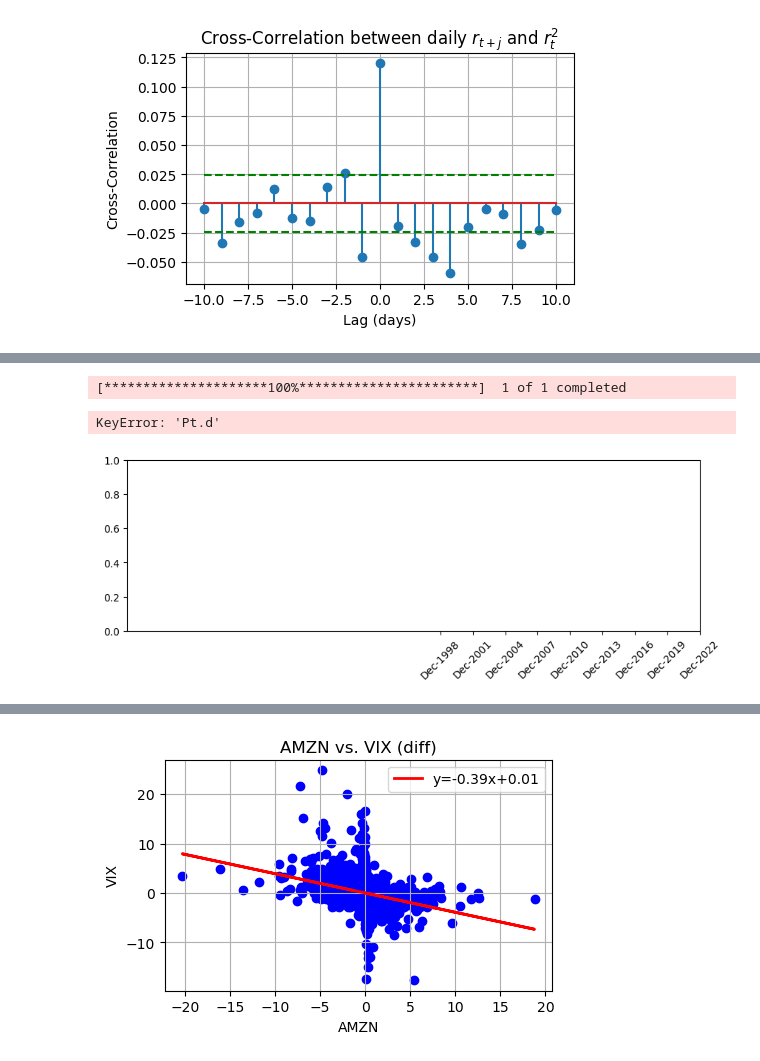
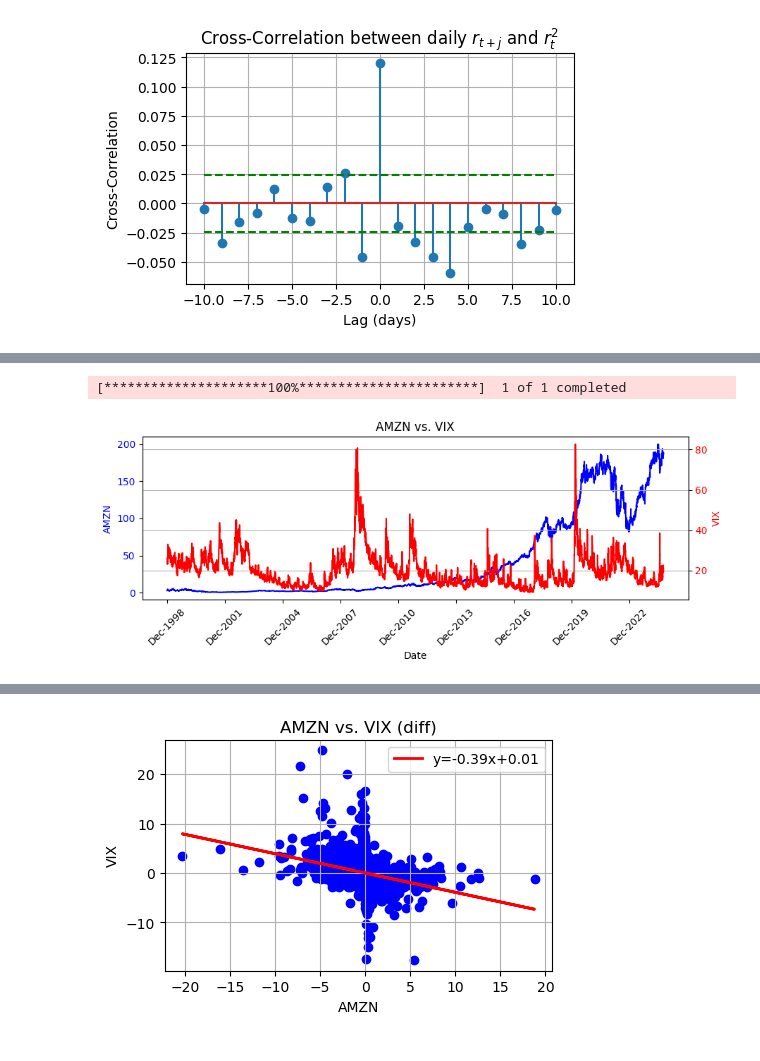
Before and after one commit to cgav1n1/Econometrics_Stylized_Facts, a Jupyter notebook: MidTermAssignmentwith8Facts.ipynb, the cells around one changed output, grey strips where cells are left out. Drawn from its saved outputs; the diff is of its cells as text; code cells hidden in the pictures.

Commit message:
darko orange to red

```diff
--- a/MidTermAssignmentwith8Facts.ipynb
+++ b/MidTermAssignmentwith8Facts.ipynb
@@ -1177,6 +1177,7 @@ VIX = yf.download("^VIX", start=start_date, end=end_date)
 # Extract and Rename the adjusted closing prices
 VIX_d = VIX["Adj Close"]
 VIX_d.name = 'VIX.d'
+Pt_d_all.name = 'Pt.d'
 
 # Mutate the Index into a DatetimeIndex
 VIX_d.index = pd.to_datetime(VIX_d.index)
@@ -1193,36 +1194,35 @@ diff_df.head()
 merged_df = merged_df.dropna()
 # And from the second one
 diff_df = diff_df.dropna()
 
 # Define the figure parameters
 fig, ax1 = plt.subplots(figsize=(10, 3))
 
 # Customizing x-axis labels for December of each year
 date_labels = pd.date_range(start=start_date, end=end_date, freq='3Y')
 formatted_labels = [f'Dec-{date.year}' for date in date_labels]
 # Add label and rotate them
 plt.xticks(date_labels, formatted_labels, rotation=45)
 
 # Work on the first y-axis: S&P
-ax1.plot(merged_df.index, merged_df['Pt.d'], label="AMZN" + ' Prices', color='blue')
+ax1.plot(merged_df.index, merged_df['AMZN'], label="AMZN" + ' Prices', color='blue')
 ax1.set_xlabel('Date')
 ax1.set_ylabel("AMZN", color='blue')
 ax1.tick_params(axis='y', labelcolor='blue')
 
 # Work on the second y-axis: VIX
 ax2 = ax1.twinx()
-ax2.plot(merged_df.index, merged_df['VIX.d'], label='VIX', color='darkorange')
-ax2.set_ylabel('VIX', color='darkorange')
-ax2.tick_params(axis='y', labelcolor='darkorange')
+ax2.plot(merged_df.index, merged_df['^VIX'], label='VIX', color='red')
+ax2.set_ylabel('VIX', color='red')
+ax2.tick_params(axis='y', labelcolor='red')
 
 # Adjust the figure
 plt.title("AMZN" + ' vs. VIX')
 plt.grid(True)
 
 # Save the figure
 plt.savefig('Latex/Img/Fact8.pdf', format='png', bbox_inches='tight')
 plt.show()
 # %% [output]
 [*********************100%***********************]  1 of 1 completed
-KeyError: 'Pt.d'
-[figure, old version]
+[figure, new version]
```
Also changed, not shown: parts of 1 cell of this notebook, 17 other files.
